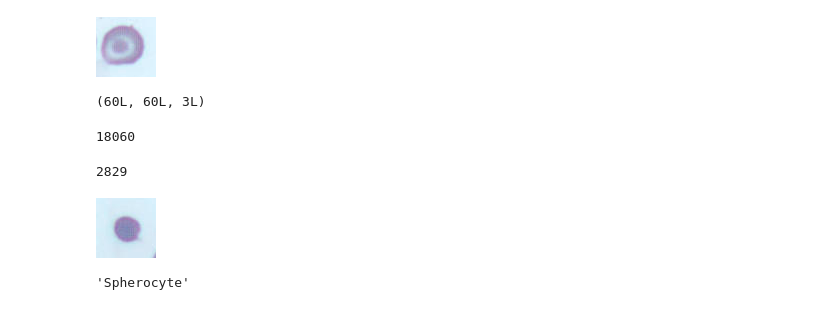
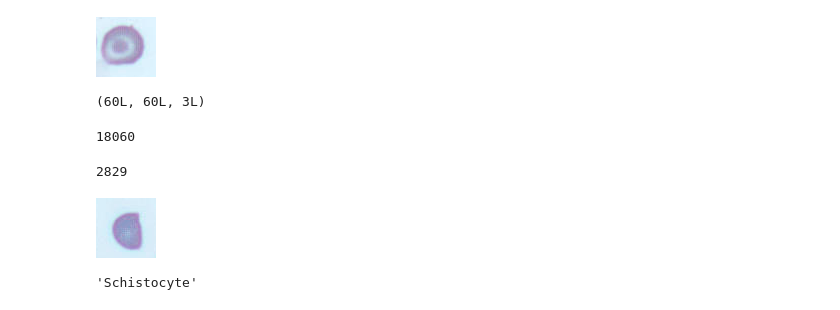
Before and after one commit to tjdurant/rbc_cnn_old, a Jupyter notebook: notebooks/CNN_DataSet_Prep.ipynb, the cells around one changed output. Cells and saved outputs as stored; diff of their text form; code cells hidden in the pictures.

```diff
--- a/notebooks/CNN_DataSet_Prep.ipynb
+++ b/notebooks/CNN_DataSet_Prep.ipynb
@@ -101,6 +101,6 @@ tommy     978
 root        1
 Name: annotator, dtype: int64
 # %%
-cell = df.ix[0]
-cell.x
+cell = df.ix[1]
+cell
 # %% [output]
@@ -112,3 +118,9 @@ else:
     print False
 # %% [output]
 False
+# %%
+l = []
+l.append(cell)
+l.append(test)
+x = pd.DataFrame(l)
+x
@@ -360,11 +390,11 @@ len(hk['X'])
 # %% [output]
 2829
 # %%
-pic = Image.fromarray(hk['X'][309])
+pic = Image.fromarray(hk['X'][240])
 pic
 # %% [output]
-[figure, old version]
+[figure, new version]
 # %%
-hk['y'][309]
+hk['y'][240]
 # %% [output]
-'Spherocyte'
+'Schistocyte'
```
Also changed, not shown: parts of 3 cells of this notebook, 1 other file.
